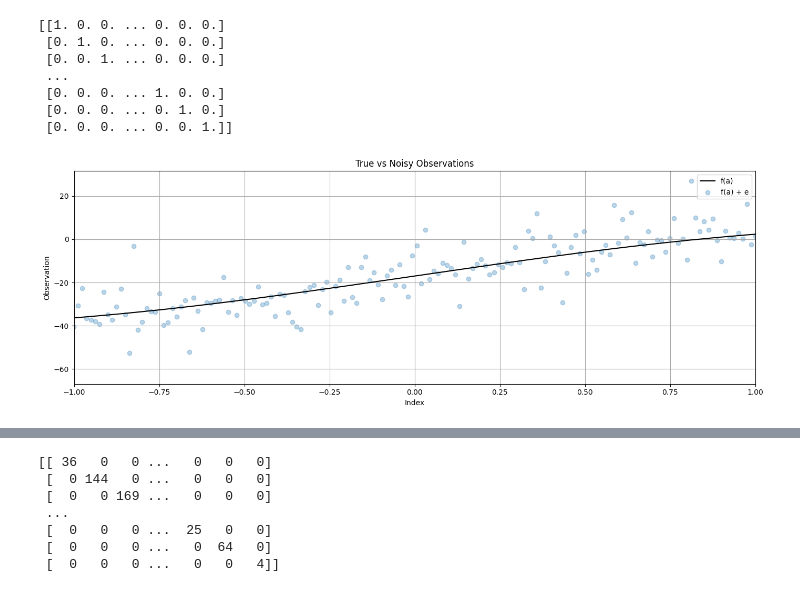
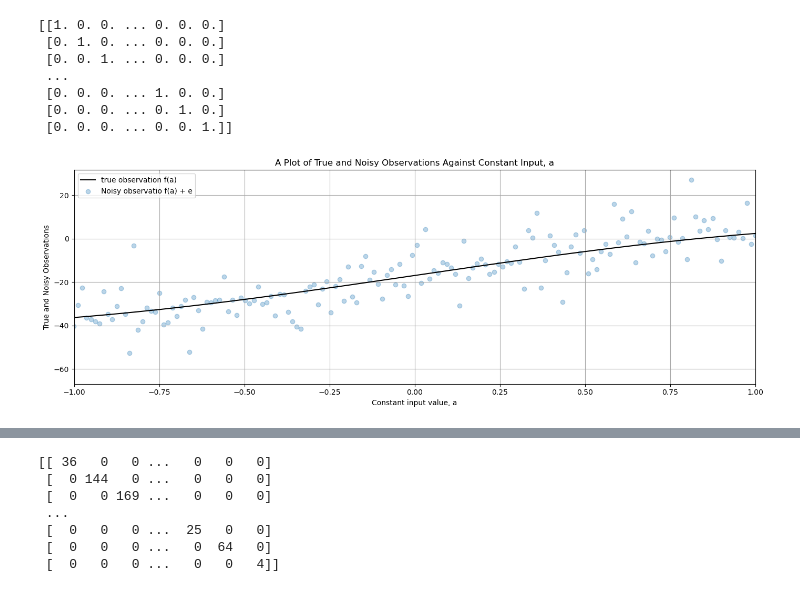
Before and after one commit to ChidiPatrick/engg680_2024_fall, a Jupyter notebook: Lab_Assignment_2/Assignment2.ipynb, the cells around one changed output, grey strips where cells are left out. Cells and saved outputs as stored; diff of their text form; code cells hidden in the pictures.

```diff
--- a/Lab_Assignment_2/Assignment2.ipynb
+++ b/Lab_Assignment_2/Assignment2.ipynb
@@ -72,39 +74,39 @@ print(P)
 # %%
 # step 4
 # use the matplotlib to plot the true and noisy observations together in one single figure
 # use scatter for noisy observation plotting
 # for the true observation, label it as "f(a)"" and set color as 'k'
 # for the noisy observation scatter plot, label it as "f(a) + e", set color as 'tab:blue', set marker as 'o' and set alpha as 0.3
 # include proper axis labels, legend and title
 # scale the range of x-axis to be -1 to 1
 # keep this format for the rest of the plots in this lab assignment
 # (2 marks)
 
 fig, ax = plt.subplots(nrows=1, ncols=1, figsize=(14, 5))
 
-ax.plot(a,l_true, label="f(a)", color='k')
+ax.plot(a,l_true, label="true observation f(a)", color='k')
 
 # Plot noisy observation
-ax.scatter(a, l, label="f(a) + e", color='tab:blue', marker='o', alpha=0.3)
+ax.scatter(a, l, label="Noisy observatio f(a) + e", color='tab:blue', marker='o', alpha=0.3)
 
 # Add labels and title
-ax.set_xlabel('Index')
-ax.set_ylabel('Observation')
-ax.set_title('True vs Noisy Observations')
+ax.set_xlabel('Constant input value, a')
+ax.set_ylabel('True and Noisy Observations')
+ax.set_title('A Plot of True and Noisy Observations Against Constant Input, a')
 
 # Add legend
 ax.legend()
 
 # Set x-axis limits
 ax.set_xlim([-1, 1])
 
 ax.grid(True, which='both',ls='-',color='0.65')
 fig.tight_layout()
 
 # Show the plot
 plt.show()
 # %% [output]
-[figure, old version]
+[figure, new version]
 # %%
 # step 5
 # define a curve fitting function named fit_polynomial_curve
```
Also changed, not shown: parts of 19 cells of this notebook.
